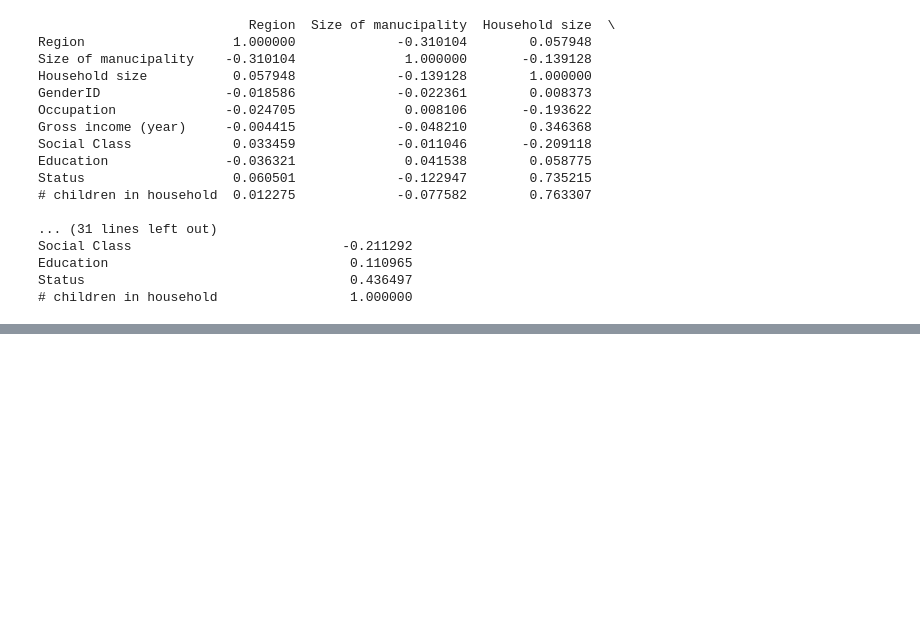
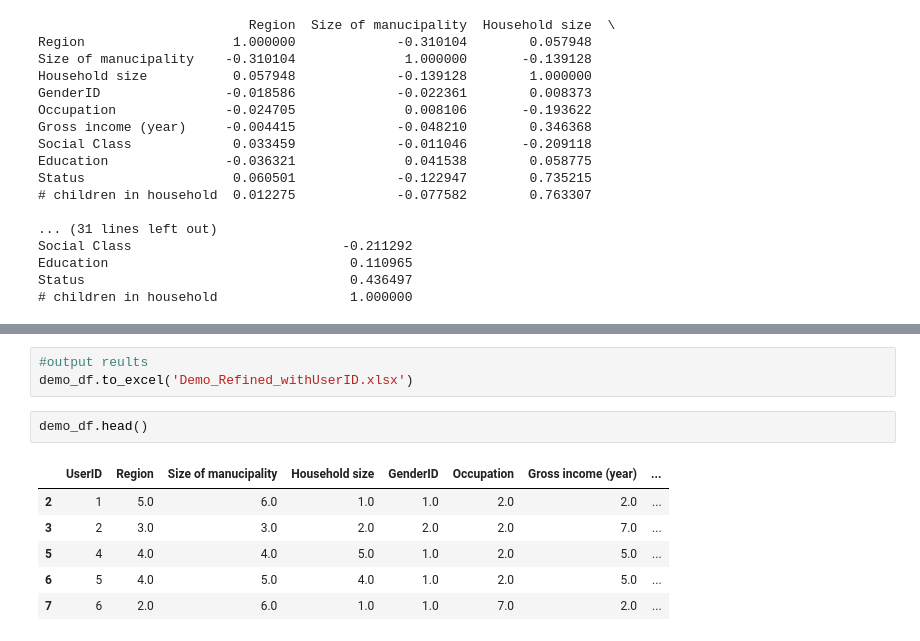
Before and after one commit to estherkwan/Clustering-and-Segmentation-in-Omni-Channel-Time-for-a-Rethink, a Jupyter notebook: Demographic Data cleaning engineering.ipynb, the cells around one changed output, grey strips where cells are left out. Drawn from its saved outputs; the diff is of its cells as text; blank space fills up the shorter version.

```diff
--- a/Demographic Data cleaning engineering.ipynb
+++ b/Demographic Data cleaning engineering.ipynb
@@ -58,0 +61,12 @@ plt.show()
+# %%
+#output reults
+demo_df.to_excel('Demo_Refined_withUserID.xlsx')
+# %%
+demo_df.head()
+# %% [output]
+|  | UserID | Region | Size of manucipality | Household size | GenderID | Occupation | Gross income (year) | ... |
+| 2 | 1 | 5.0 | 6.0 | 1.0 | 1.0 | 2.0 | 2.0 | ... |
+| 3 | 2 | 3.0 | 3.0 | 2.0 | 2.0 | 2.0 | 7.0 | ... |
+| 5 | 4 | 4.0 | 4.0 | 5.0 | 1.0 | 2.0 | 5.0 | ... |
+| 6 | 5 | 4.0 | 5.0 | 4.0 | 1.0 | 2.0 | 5.0 | ... |
+| 7 | 6 | 2.0 | 6.0 | 1.0 | 1.0 | 7.0 | 2.0 | ... |
```
Also changed, not shown: parts of 1 cell of this notebook, 1 other file.
